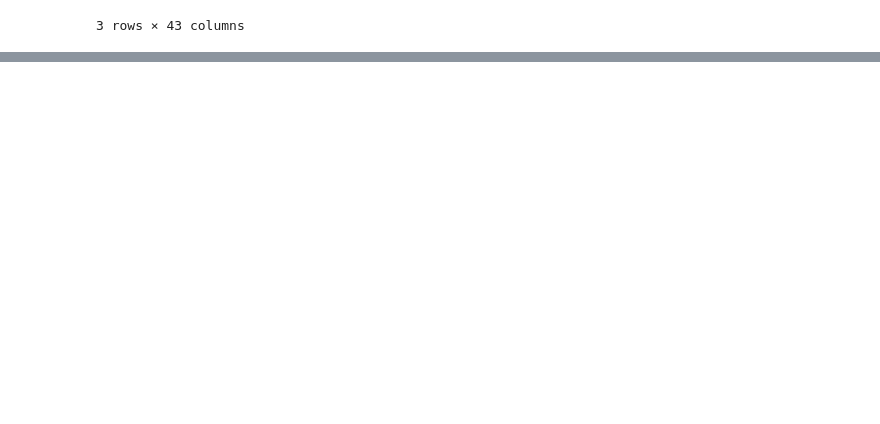
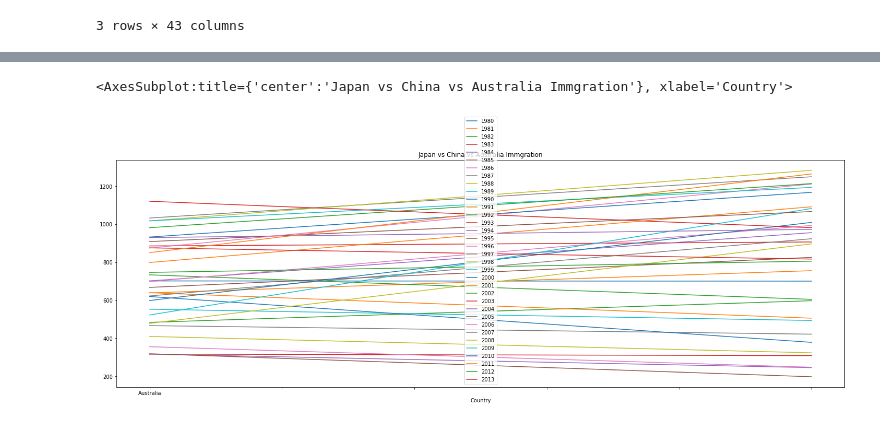
Before and after one commit to ramsha17ishaq/python_at_digipodium, a Jupyter notebook: data_science/data_analysis3.ipynb, the cells around one changed output, grey strips where cells are left out. Saved outputs shown, nothing was run; the diff lists cells and outputs as text; code cells hidden in the pictures; blank space fills up the shorter version.

```diff
--- a/data_science/data_analysis3.ipynb
+++ b/data_science/data_analysis3.ipynb
@@ -14,0 +23,4 @@ df.head(3)
+# %%
+# 2. fix column dtype
+df.columns = df.columns.astype('str') # convert every column to string
+print(df.columns)
@@ -14,0 +230,5 @@ df.head(3)
+# %%
+df.loc[['Australia','Japan'],years].plot(figsize=(25,8),title='Japan vs China vs Australia Immgration')
+# %% [output]
+<AxesSubplot:title={'center':'Japan vs China vs Australia Immgration'}, xlabel='Country'>
+[figure, added]
```
Also changed, not shown: parts of 27 cells of this notebook.
